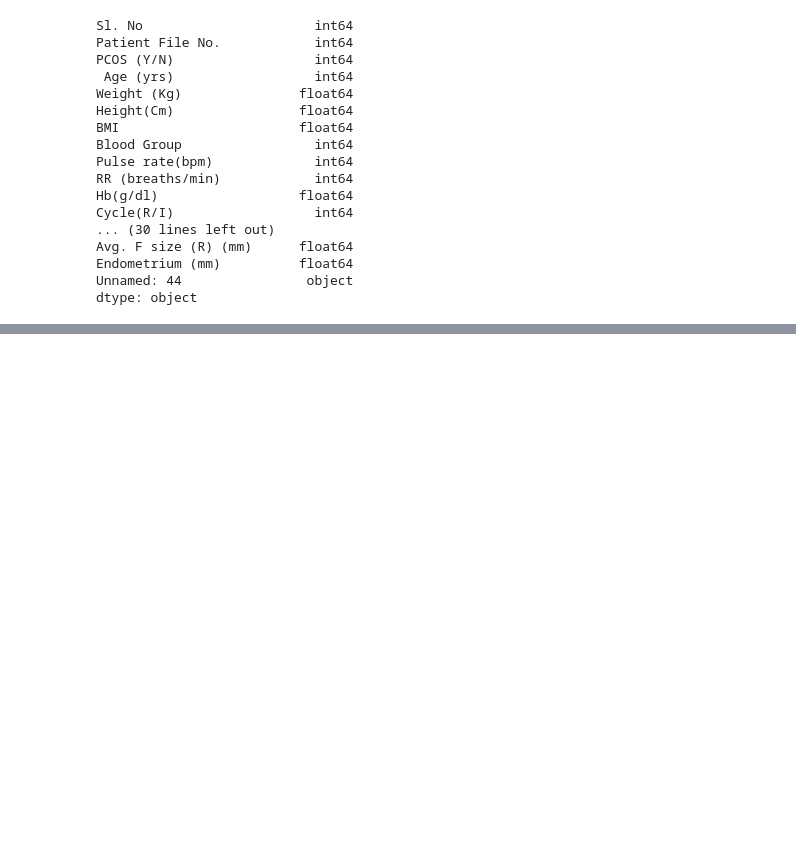
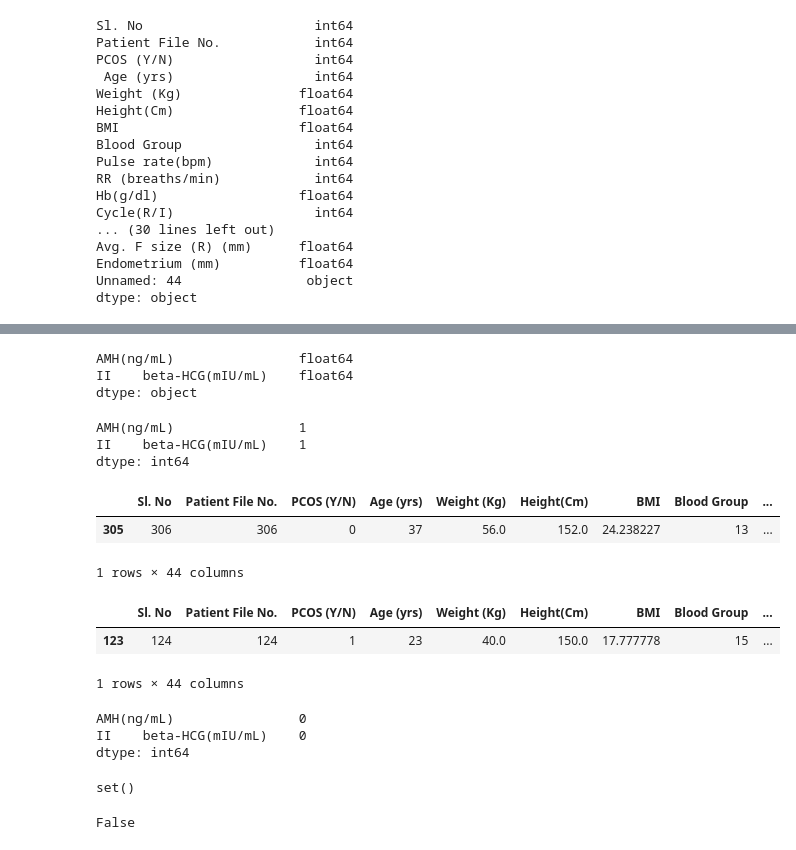
Before and after one commit to Pujakadayat/pcos-detection-ml, a Jupyter notebook: pcos_detection.ipynb, the cells around one changed output, grey strips where cells are left out. Saved outputs shown, nothing was run; the diff lists cells and outputs as text; code cells hidden in the pictures; blank space fills up the shorter version.

```diff
--- a/pcos_detection.ipynb
+++ b/pcos_detection.ipynb
@@ -403 +481,25 @@ Unnamed: 44               539
 dtype: int64
+# %%
+df2[['AMH(ng/mL)', 'II    beta-HCG(mIU/mL)']].dtypes
+# %% [output]
+AMH(ng/mL)                float64
+II    beta-HCG(mIU/mL)    float64
+dtype: object
+# %%
+df2[['AMH(ng/mL)', 'II    beta-HCG(mIU/mL)']].isnull().sum()
+# %% [output]
+AMH(ng/mL)                1
+II    beta-HCG(mIU/mL)    1
+dtype: int64
+# %%
+df2[df2['AMH(ng/mL)'].isnull()]
+# %% [output]
+|  | Sl. No | Patient File No. | PCOS (Y/N) | Age (yrs) | Weight (Kg) | Height(Cm) | BMI | Blood Group | ... |
+| 305 | 306 | 306 | 0 | 37 | 56.0 | 152.0 | 24.238227 | 13 | ... |
+1 rows × 44 columns
+# %%
+df2[df2['II    beta-HCG(mIU/mL)'].isnull()]
+# %% [output]
+|  | Sl. No | Patient File No. | PCOS (Y/N) | Age (yrs) | Weight (Kg) | Height(Cm) | BMI | Blood Group | ... |
+| 123 | 124 | 124 | 1 | 23 | 40.0 | 150.0 | 17.777778 | 15 | ... |
+1 rows × 44 columns
@@ -403,0 +510,14 @@ dtype: int64
+# %%
+df2[['AMH(ng/mL)', 'II    beta-HCG(mIU/mL)']].isnull().sum()
+# %% [output]
+AMH(ng/mL)                0
+II    beta-HCG(mIU/mL)    0
+dtype: int64
+# %%
+set(df.columns) - set(df2.columns)
+# %% [output]
+set()
+# %%
+(df['Patient File No.'].values == df2['Patient File No.'].values).all()
+# %% [output]
+False
```
Also changed, not shown: parts of 22 cells of this notebook.
